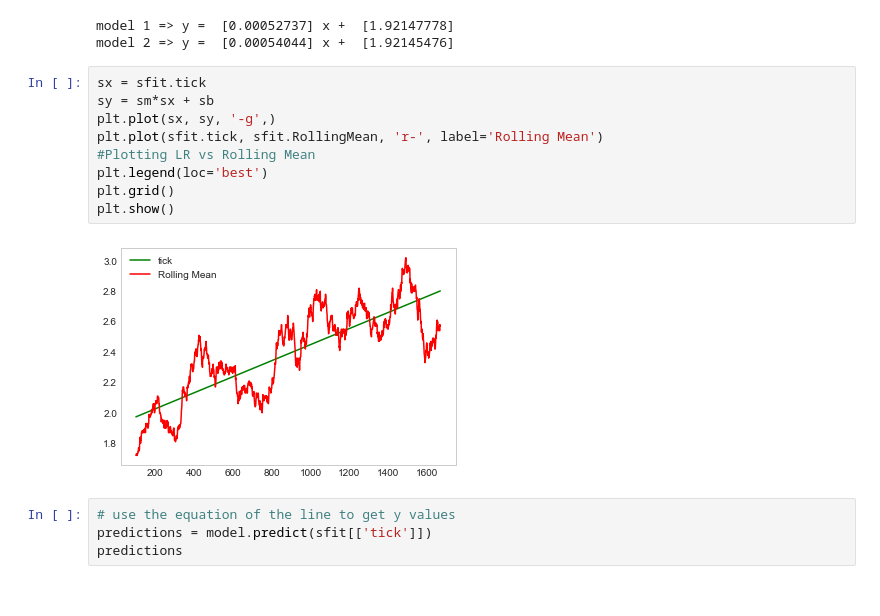
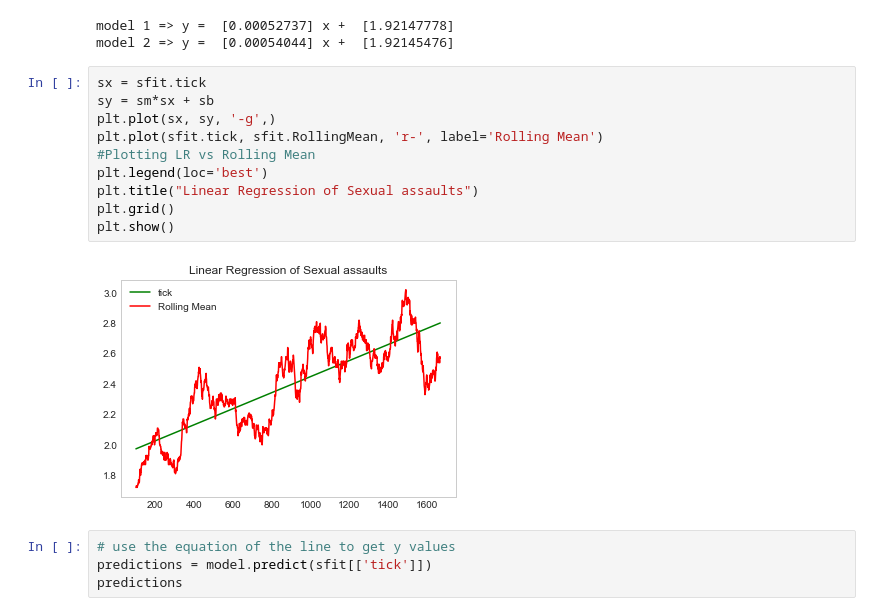
Before and after one commit to jmurray305/Data_Science_Practicum_I, a Jupyter notebook: LR.ipynb, the cells around one changed output. Saved outputs shown, nothing was run; the diff lists cells and outputs as text.

```diff
--- a/LR.ipynb
+++ b/LR.ipynb
@@ -263,14 +269,15 @@ model 2 => y =  [0.00054044] x +  [1.92145476]
 # %%
 sx = sfit.tick
 sy = sm*sx + sb
 plt.plot(sx, sy, '-g',)
 plt.plot(sfit.tick, sfit.RollingMean, 'r-', label='Rolling Mean')
 #Plotting LR vs Rolling Mean
 plt.legend(loc='best')
+plt.title("Linear Regression of Sexual assaults")
 plt.grid()
 plt.show()
 # %% [output]
-[figure, old version]
+[figure, new version]
 # %%
 # use the equation of the line to get y values
 predictions = model.predict(sfit[['tick']])
```
Also changed, not shown: parts of 21 cells of this notebook, 2 other files.
